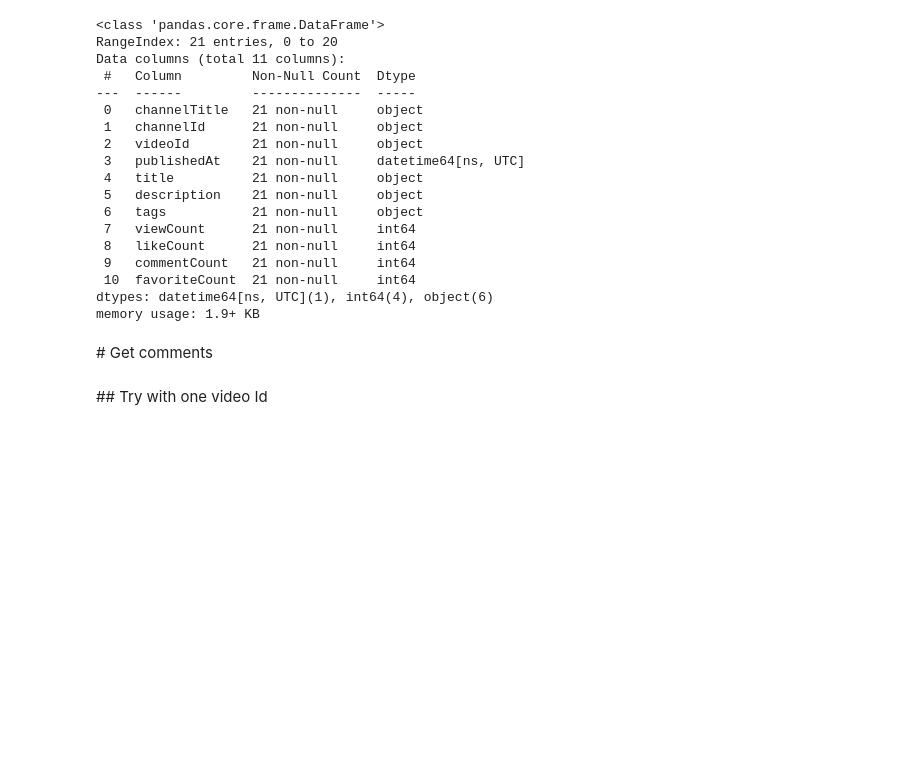
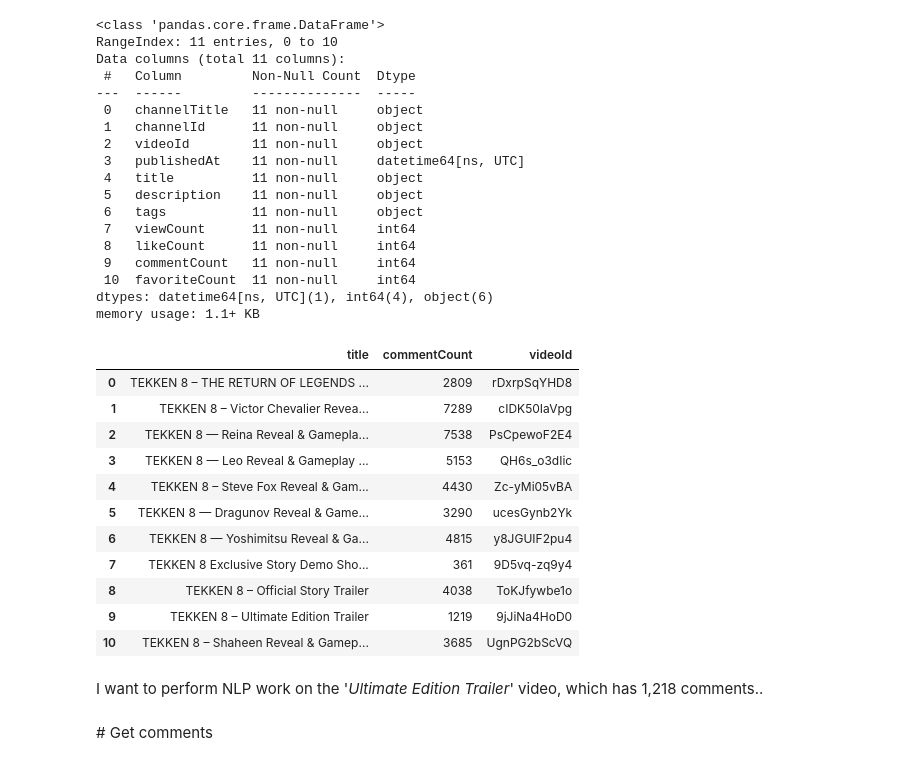
Before and after one commit to JonR45/TekkenNLP, a Jupyter notebook: notebooks/1.2.get_video_comments.ipynb, the cells around one changed output. Cells and saved outputs as stored; diff of their text form; code cells hidden in the pictures; blank space fills up the shorter version.

```diff
--- a/notebooks/1.2.get_video_comments.ipynb
+++ b/notebooks/1.2.get_video_comments.ipynb
@@ -20,7 +21,7 @@ youtube = googleapiclient.discovery.build(
 # %%
 # set channel and search details
 bandai_namco_america_id = "UC_ntXHv-XdKCD7CPynVvnQw"
-published_after = "2023-06-01T00:00:00Z"
+published_after = "2023-11-01T00:00:00Z"
 published_before = "2023-12-21T00:00:00Z"
 search_term = "tekken"
 # %% [markdown]
@@ -55,24 +54,40 @@ Batch 2 end: 57
 df.info()
 # %% [output]
 <class 'pandas.core.frame.DataFrame'>
-RangeIndex: 21 entries, 0 to 20
+RangeIndex: 11 entries, 0 to 10
 Data columns (total 11 columns):
  #   Column         Non-Null Count  Dtype
 ---  ------         --------------  -----
- 0   channelTitle   21 non-null     object
- 1   channelId      21 non-null     object
- 2   videoId        21 non-null     object
- 3   publishedAt    21 non-null     datetime64[ns, UTC]
- 4   title          21 non-null     object
- 5   description    21 non-null     object
- 6   tags           21 non-null     object
- 7   viewCount      21 non-null     int64
- 8   likeCount      21 non-null     int64
- 9   commentCount   21 non-null     int64
- 10  favoriteCount  21 non-null     int64
+ 0   channelTitle   11 non-null     object
+ 1   channelId      11 non-null     object
+ 2   videoId        11 non-null     object
+ 3   publishedAt    11 non-null     datetime64[ns, UTC]
+ 4   title          11 non-null     object
+ 5   description    11 non-null     object
+ 6   tags           11 non-null     object
+ 7   viewCount      11 non-null     int64
+ 8   likeCount      11 non-null     int64
+ 9   commentCount   11 non-null     int64
+ 10  favoriteCount  11 non-null     int64
 dtypes: datetime64[ns, UTC](1), int64(4), object(6)
-memory usage: 1.9+ KB
+memory usage: 1.1+ KB
+# %%
+pd.set_option('display.max_colwidth', None)
+df.loc[:][["title", "commentCount", "videoId"]]
+# %% [output]
+|  | title | commentCount | videoId |
+| 0 | TEKKEN 8 – THE RETURN OF LEGENDS ... | 2809 | rDxrpSqYHD8 |
+| 1 | TEKKEN 8 – Victor Chevalier Revea... | 7289 | cIDK50IaVpg |
+| 2 | TEKKEN 8 — Reina Reveal & Gamepla... | 7538 | PsCpewoF2E4 |
+| 3 | TEKKEN 8 — Leo Reveal & Gameplay ... | 5153 | QH6s_o3dIic |
+| 4 | TEKKEN 8 – Steve Fox Reveal & Gam... | 4430 | Zc-yMi05vBA |
+| 5 | TEKKEN 8 — Dragunov Reveal & Game... | 3290 | ucesGynb2Yk |
+| 6 | TEKKEN 8 — Yoshimitsu Reveal & Ga... | 4815 | y8JGUIF2pu4 |
+| 7 | TEKKEN 8 Exclusive Story Demo Sho... | 361 | 9D5vq-zq9y4 |
+| 8 | TEKKEN 8 – Official Story Trailer | 4038 | ToKJfywbe1o |
+| 9 | TEKKEN 8 – Ultimate Edition Trailer | 1219 | 9jJiNa4HoD0 |
+| 10 | TEKKEN 8 – Shaheen Reveal & Gamep... | 3685 | UgnPG2bScVQ |
+# %% [markdown]
+I want to perform NLP work on the '_Ultimate Edition Trailer_' video, which has 1,218 comments..
 # %% [markdown]
 # Get comments
-# %% [markdown]
-## Try with one video Id
```
Also changed, not shown: parts of 30 cells of this notebook, 5 other files.
